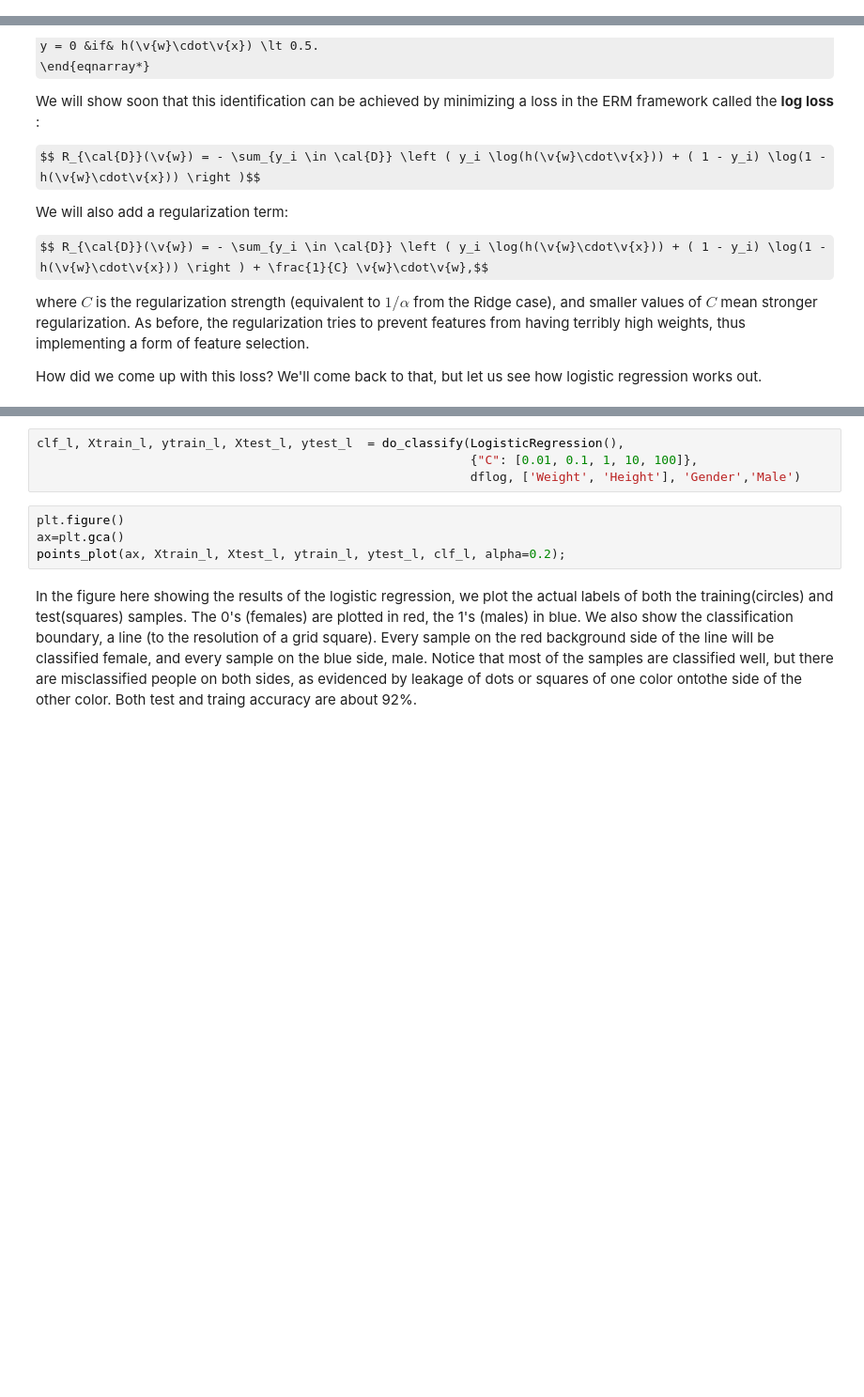
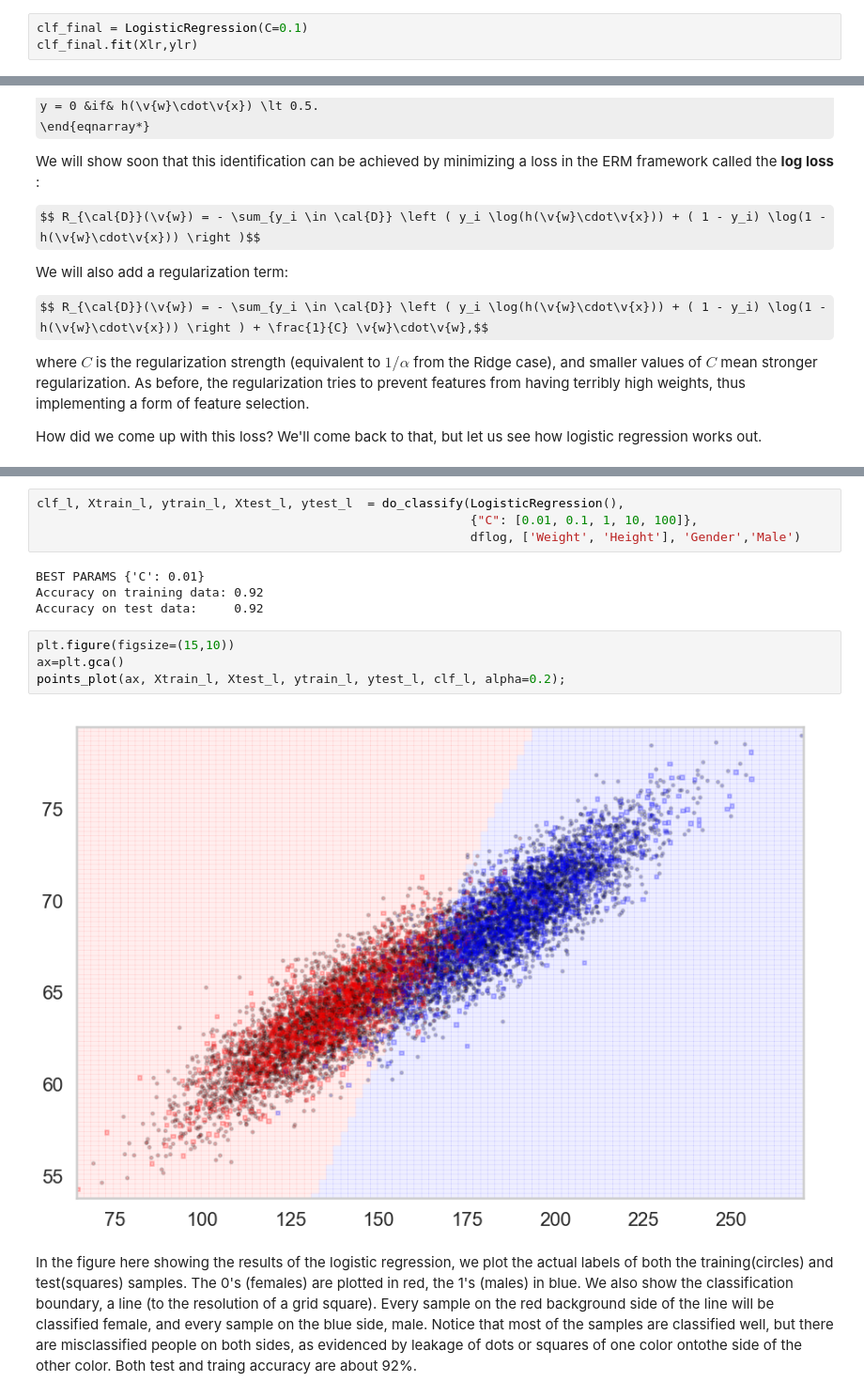
Before and after one commit to rt0161/10.1.6-Heights-and-Weights-Logistic-Regression, a Jupyter notebook: Mini_Project_Logistic_Regression.ipynb, the cells around one changed output, grey strips where cells are left out. Shown at 94% size. Cells and saved outputs as stored; diff of their text form; some formulas as TeX source; blank space fills up the shorter version.

```diff
--- a/Mini_Project_Logistic_Regression.ipynb
+++ b/Mini_Project_Logistic_Regression.ipynb
@@ -279,3 +279,6 @@ highest score C value: 0.1
 </ul>
 
 </div>
+# %%
+clf_final = LogisticRegression(C=0.1)
+clf_final.fit(Xlr,ylr)
@@ -408,10 +439,16 @@ dflog.head()
 clf_l, Xtrain_l, ytrain_l, Xtest_l, ytest_l  = do_classify(LogisticRegression(),
                                                            {"C": [0.01, 0.1, 1, 10, 100]},
                                                            dflog, ['Weight', 'Height'], 'Gender','Male')
+# %% [output]
+BEST PARAMS {'C': 0.01}
+Accuracy on training data: 0.92
+Accuracy on test data:     0.92
 # %%
-plt.figure()
+plt.figure(figsize=(15,10))
 ax=plt.gca()
 points_plot(ax, Xtrain_l, Xtest_l, ytrain_l, ytest_l, clf_l, alpha=0.2);
+# %% [output]
+[figure, added]
 # %% [markdown]
 In the figure here showing the results of the logistic regression, we plot the actual labels of both the training(circles) and test(squares) samples. The 0's (females) are plotted in red, the 1's (males) in blue. We also show the classification boundary, a line (to the resolution of a grid square). Every sample on the red background side of the line will be classified female, and every sample on the blue side, male. Notice that most of the samples are classified well, but there are misclassified people on both sides, as evidenced by leakage of dots or squares of one color ontothe side of the other color. Both test and traing accuracy are about 92%.
 # %% [markdown]
```
Also changed, not shown: parts of 11 cells of this notebook.
